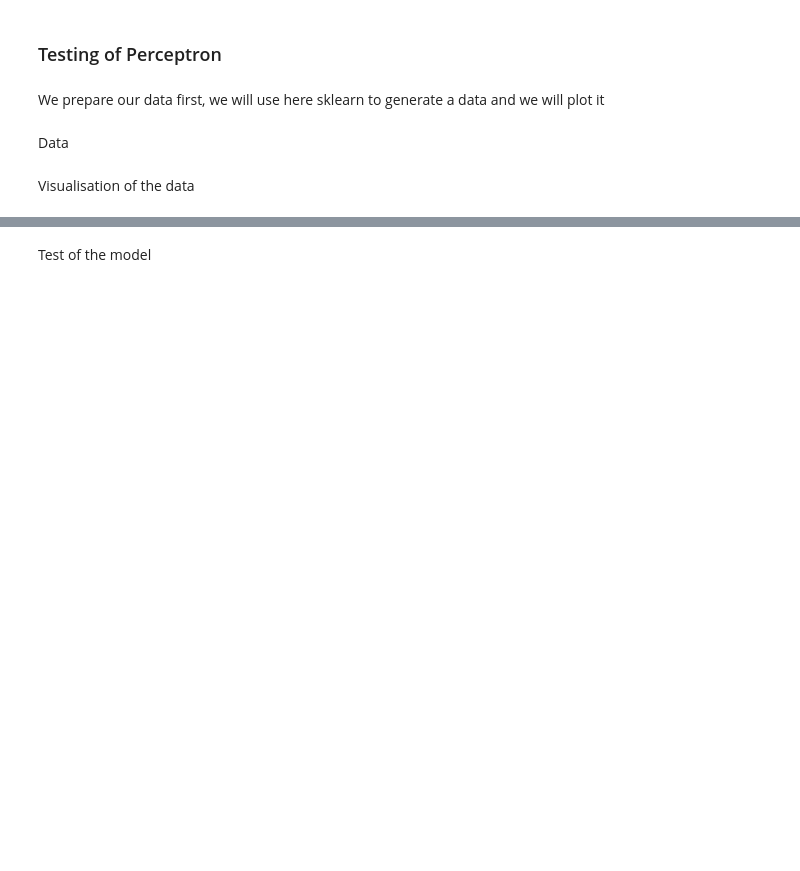
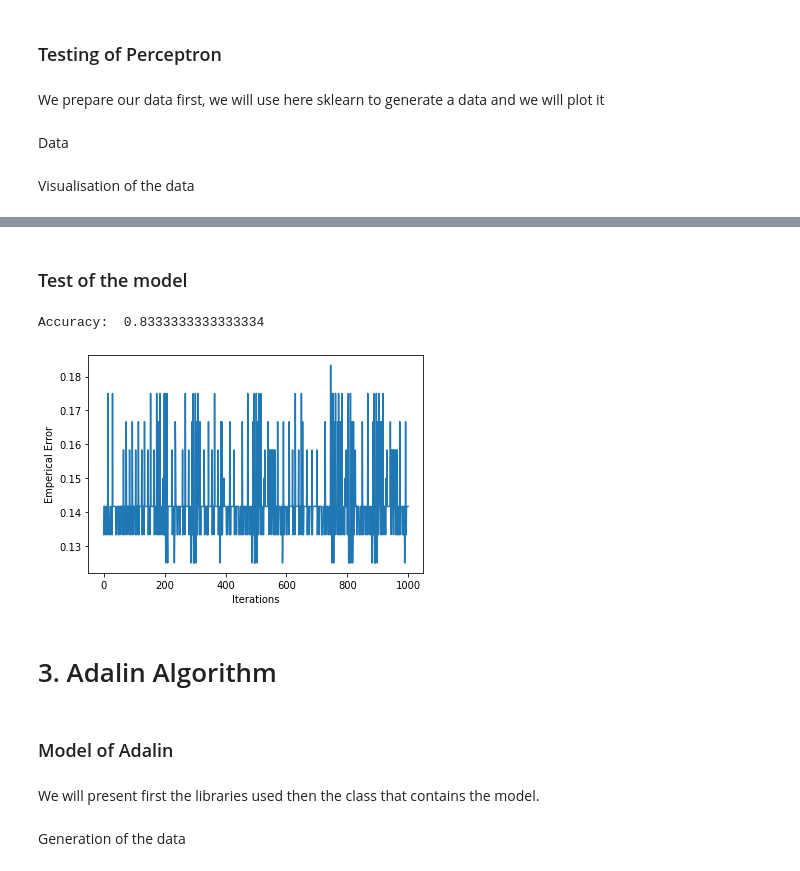
Before and after one commit to Kamal-Lahouir/Machine-Learning-Algorithms, a Jupyter notebook: notebooks/Classification.ipynb, the cells around one changed output, grey strips where cells are left out. Drawn from its saved outputs; the diff is of its cells as text; code cells hidden in the pictures; blank space fills up the shorter version.

```diff
--- a/notebooks/Classification.ipynb
+++ b/notebooks/Classification.ipynb
@@ -275,26 +116,32 @@ plt.show()
 # %% [markdown]
-Test of the model
+### Test of the model
 # %%
-# We import the model
-from Perceptron import Perceptron
-
-# We add to the X a row of ones because we are using a vectorized form of the weight and bias
+# add column of 1 to X
 X_hstacked = np.hstack((X,np.ones((len(X),1))))
 
 # split the data to train and test set
 X_train, X_test, Y_train ,Y_test = train_test_split(X_hstacked,y , test_size=0.2,shuffle=True)
 
 # initiate the model
-model = Perceptron()
+model = Pocket([0.1,0.003,1],T_max=1000)
 
 # train the model
 model.fit(X_train,Y_train)
 
 # predict
 y_pred = model.predict(X_test)
 
 # calculate the accuracy
 print("Accuracy: ",model.accuracy(y_pred,Y_test))
 
 # plot the emperical error
 model.draw_loss()
+# %% [output]
+Accuracy:  0.8333333333333334
+[figure, added]
+# %% [markdown]
+# 3. Adalin Algorithm
+# %% [markdown]
+### Model of Adalin
+# %% [markdown]
+We will present first the libraries used then the class that contains the model.
@@ -300,0 +151,2 @@ model.draw_loss()
+# %% [markdown]
+Generation of the data
```
Also changed, not shown: parts of 20 cells of this notebook, 2 other files.
